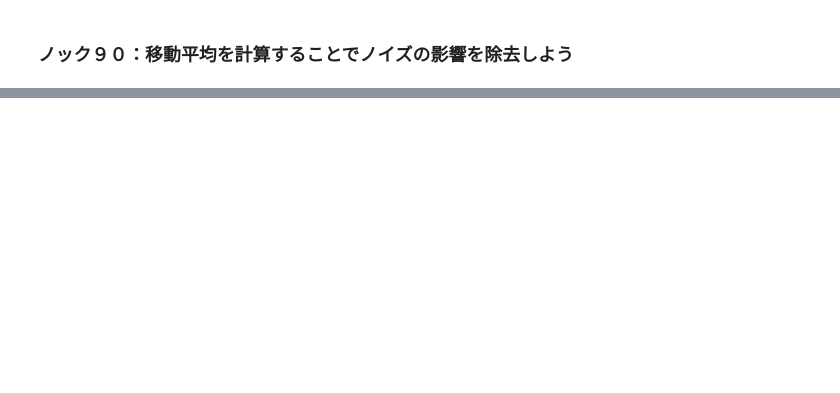
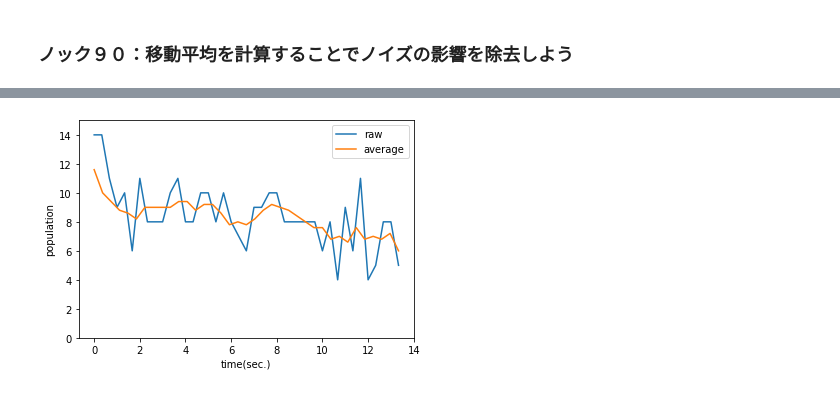
Before and after one commit to winuim/python-practical-data-analysis-100, a Jupyter notebook: Chapter-9/chapter-9.ipynb, the cells around one changed output, grey strips where cells are left out. Saved outputs shown, nothing was run; the diff lists cells and outputs as text; code cells hidden in the pictures; blank space fills up the shorter version.

```diff
--- a/Chapter-9/chapter-9.ipynb
+++ b/Chapter-9/chapter-9.ipynb
@@ -217,2 +309,8 @@ print("タイムラプス生成を終了しました")
 # %% [markdown]
 ### ノック９０：移動平均を計算することでノイズの影響を除去しよう
+# %%
+import numpy as np
+def moving_average(x, y):
+    y_conv = np.convolve(y, np.ones(5)/float(5), mode="valid")
+    x_dat = np.linspace(np.min(x), np.max(x), np.size(y_conv))
+    return x_dat, y_conv
@@ -218,0 +328,11 @@ print("タイムラプス生成を終了しました")
+# %%
+plt.plot(list_df2["time"], list_df2["people"], label="raw")
+ma_x2, ma_y2 = moving_average(list_df2["time"], list_df2["people"])
+plt.plot(ma_x2, ma_y2, label="average")
+plt.xlabel("time(sec.)")
+plt.ylabel("population")
+plt.ylim(0,15)
+plt.legend()
+plt.show()
+# %% [output]
+[figure, added]
```
Also changed, not shown: parts of 6 cells of this notebook.
